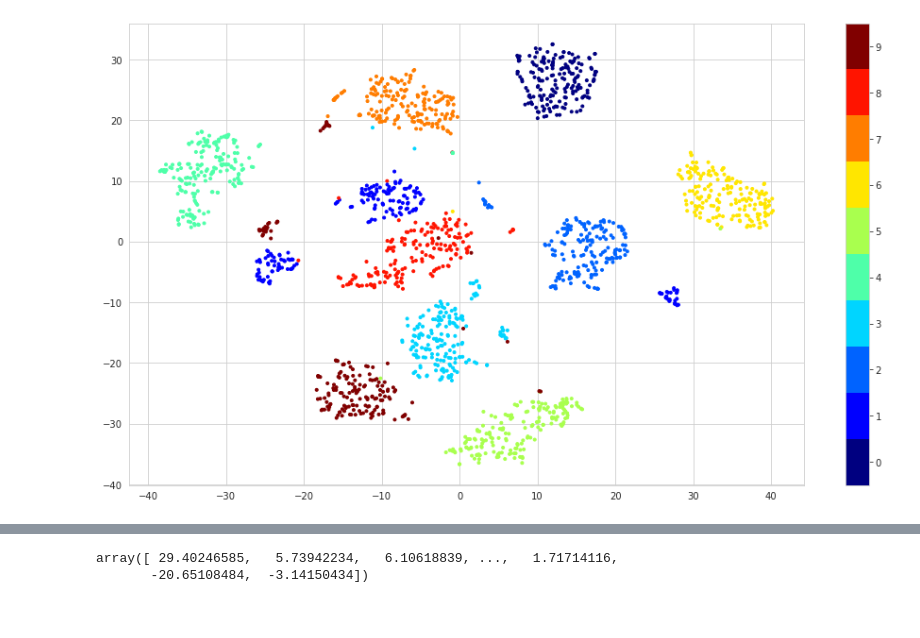
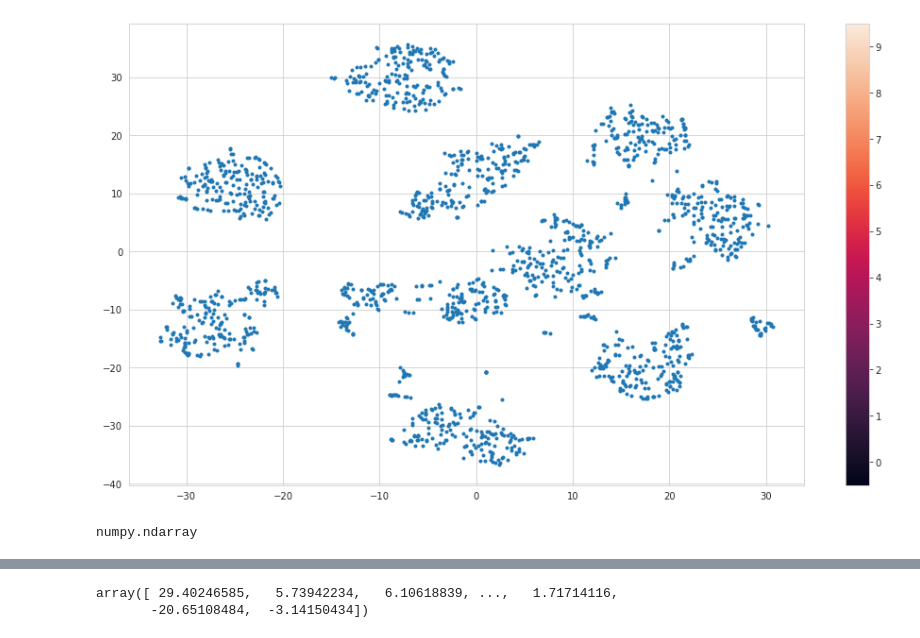
Before and after one commit to PravNJ/PCT-stars-GALAH, a Jupyter notebook: t-sne.ipynb, the cells around one changed output, grey strips where cells are left out. Drawn from its saved outputs; the diff is of its cells as text; code cells hidden in the pictures.

```diff
--- a/t-sne.ipynb
+++ b/t-sne.ipynb
@@ -8,12 +8,17 @@ sns.set_style('whitegrid')
 # %%
 #toy dataset to verify t-sne code
 digits = load_digits()
 embeddings = TSNE(n_jobs=4).fit_transform(digits.data)
 vis_x = embeddings[:, 0]
 vis_y = embeddings[:, 1]
-plt.scatter(vis_x, vis_y, c=digits.target, cmap=plt.cm.get_cmap("jet", 10), marker='.')
+#plt.scatter(vis_x, vis_y, c=digits.target, cmap=plt.cm.get_cmap("jet", 10), marker='.')
+plt.scatter(vis_x, vis_y, marker='.')
 plt.colorbar(ticks=range(10))
 plt.clim(-0.5, 9.5)
 plt.show()
 # %% [output]
-[figure, old version]
+[figure, new version]
+# %%
+type(digits.data)
+# %% [output]
+numpy.ndarray
```
Also changed, not shown: parts of 6 cells of this notebook, 1 other file.
